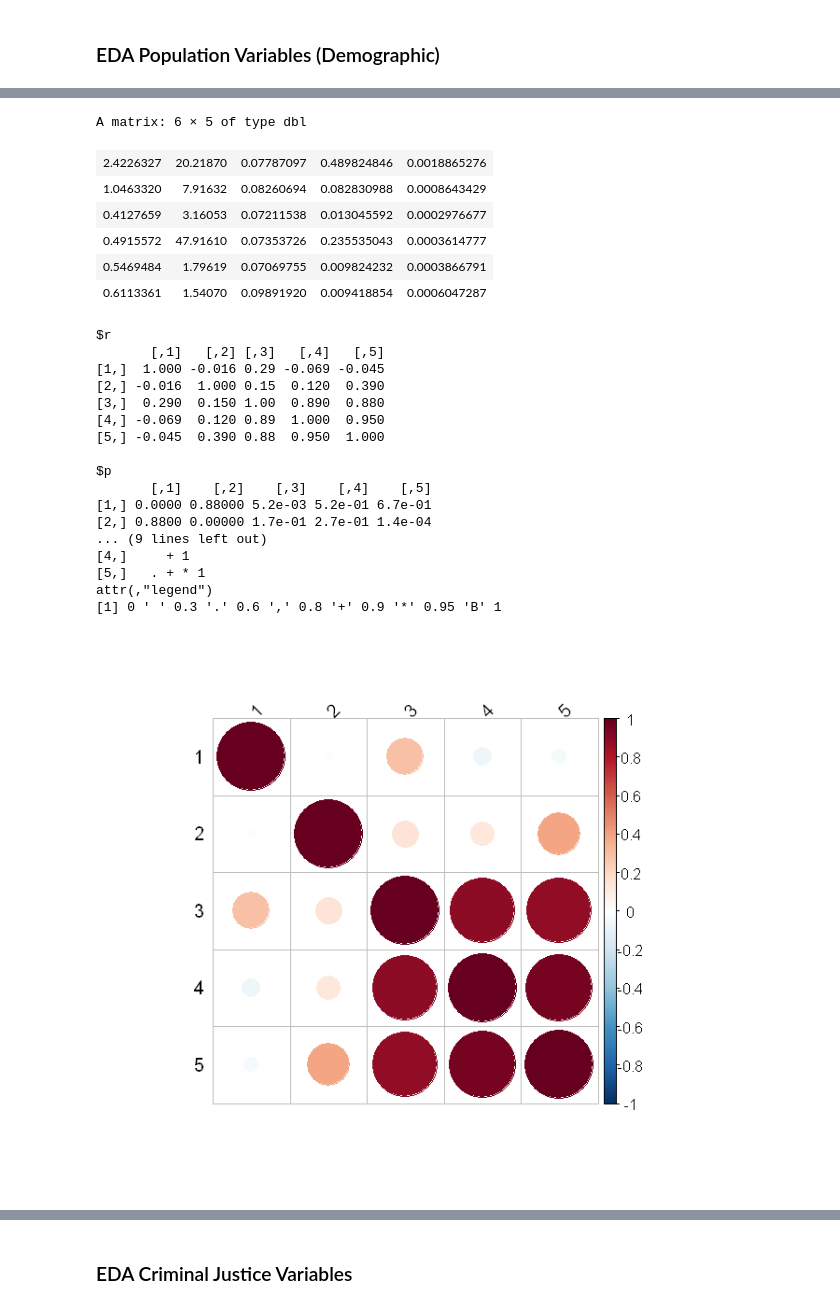
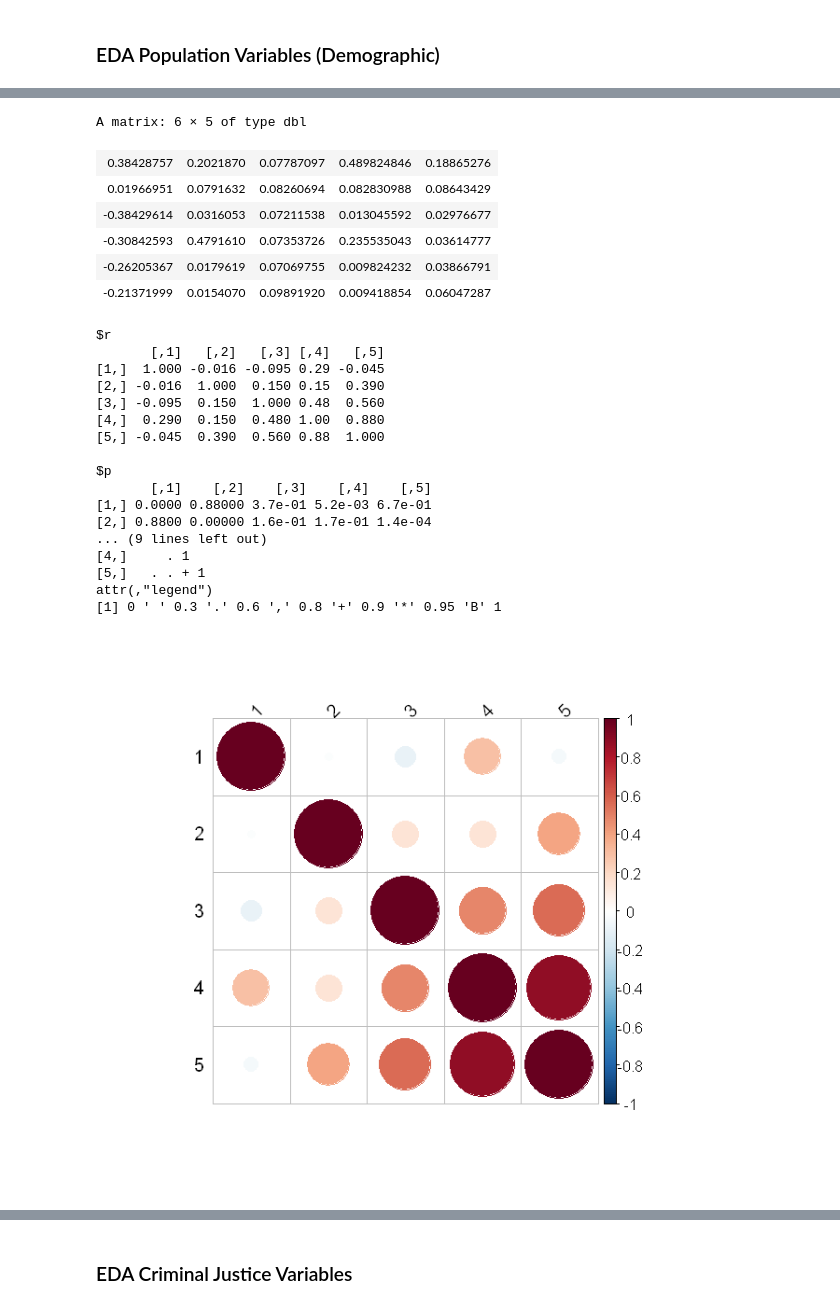
Before and after one commit to abhisha1991/w203_lab3, a Jupyter notebook: w203_lab3.ipynb, the cells around one changed output, grey strips where cells are left out. Saved outputs shown, nothing was run; the diff lists cells and outputs as text; code cells hidden in the pictures.

```diff
--- a/w203_lab3.ipynb
+++ b/w203_lab3.ipynb
@@ -187,0 +253,11 @@ data$central_urban = data$central * data$urban
+# %%
+data$geo = data$west * data$central * data$urban
+data$west_central = data$west * data$central
+data$west_urban = data$west * data$urban
+data$central_urban = data$central * data$urban
+
+# also include a variable to capture non urban, non west, non central region (west=0, central=0, urban=0)
+geo_arr = data$west + data$central + data$urban
+hist(geo_arr, , breaks=100, main = "Histogram of Urban, Central, West Combo", xlab = "Sum(Urban, West, Central)", col = "lightblue", border = "black")
+# notice there are over 30 counties that are non urban, non west, non central
+data$non_urban_west_central = ifelse(geo_arr >= 1, 0, 1)
@@ -226,0 +319,3 @@ We decide to add 2 interaction variables:
+# %%
+data$pctmin80 = data$pctmin80 * 1.0 / 100
+summary(data$pctmin80)
@@ -227,3 +325,3 @@ We decide to add 2 interaction variables:
 # %%
-data$density_min80 = data$density * data$pctmin80 * 1.0 / 100
-data$density_ymle = data$density * data$pctymle * 1.0 / 100
+data$density_min80 = data$density * data$pctmin80
+data$density_ymle = data$density * data$pctymle
@@ -230,34 +339,34 @@ data$density_ymle = data$density * data$pctymle * 1.0 / 100
 # %%
-popdata = cbind(data$density, data$pctmin80, data$pctymle, data$density_min80, data$density_ymle)
+popdata = cbind(log10(data$density), data$pctmin80, data$pctymle, data$density_min80, data$density_ymle)
 head(popdata)
 source("http://www.sthda.com/upload/rquery_cormat.r")
 rquery.cormat(popdata, type="full")
 # %% [output]
 A matrix: 6 × 5 of type dbl
-| 2.4226327 | 20.21870 | 0.07787097 | 0.489824846 | 0.0018865276 |
-| 1.0463320 | 7.91632 | 0.08260694 | 0.082830988 | 0.0008643429 |
-| 0.4127659 | 3.16053 | 0.07211538 | 0.013045592 | 0.0002976677 |
-| 0.4915572 | 47.91610 | 0.07353726 | 0.235535043 | 0.0003614777 |
-| 0.5469484 | 1.79619 | 0.07069755 | 0.009824232 | 0.0003866791 |
-| 0.6113361 | 1.54070 | 0.09891920 | 0.009418854 | 0.0006047287 |
+| 0.38428757 | 0.2021870 | 0.07787097 | 0.489824846 | 0.18865276 |
+| 0.01966951 | 0.0791632 | 0.08260694 | 0.082830988 | 0.08643429 |
+| -0.38429614 | 0.0316053 | 0.07211538 | 0.013045592 | 0.02976677 |
+| -0.30842593 | 0.4791610 | 0.07353726 | 0.235535043 | 0.03614777 |
+| -0.26205367 | 0.0179619 | 0.07069755 | 0.009824232 | 0.03866791 |
+| -0.21371999 | 0.0154070 | 0.09891920 | 0.009418854 | 0.06047287 |
 $r
-       [,1]   [,2] [,3]   [,4]   [,5]
-[1,]  1.000 -0.016 0.29 -0.069 -0.045
-[2,] -0.016  1.000 0.15  0.120  0.390
-[3,]  0.290  0.150 1.00  0.890  0.880
-[4,] -0.069  0.120 0.89  1.000  0.950
-[5,] -0.045  0.390 0.88  0.950  1.000
+       [,1]   [,2]   [,3] [,4]   [,5]
+[1,]  1.000 -0.016 -0.095 0.29 -0.045
+[2,] -0.016  1.000  0.150 0.15  0.390
+[3,] -0.095  0.150  1.000 0.48  0.560
+[4,]  0.290  0.150  0.480 1.00  0.880
+[5,] -0.045  0.390  0.560 0.88  1.000
 
 $p
        [,1]    [,2]    [,3]    [,4]    [,5]
-[1,] 0.0000 0.88000 5.2e-03 5.2e-01 6.7e-01
-[2,] 0.8800 0.00000 1.7e-01 2.7e-01 1.4e-04
+[1,] 0.0000 0.88000 3.7e-01 5.2e-03 6.7e-01
+[2,] 0.8800 0.00000 1.6e-01 1.7e-01 1.4e-04
 ... (9 lines left out)
-[4,]     + 1
-[5,]   . + * 1
+[4,]     . 1
+[5,]   . . + 1
 attr(,"legend")
 [1] 0 ' ' 0.3 '.' 0.6 ',' 0.8 '+' 0.9 '*' 0.95 'B' 1
-[figure, old version]
+[figure, new version]
 # %% [markdown]
 #### We observe strong positive correlation between several population variables
 
```
Also changed, not shown: parts of 35 cells of this notebook.
